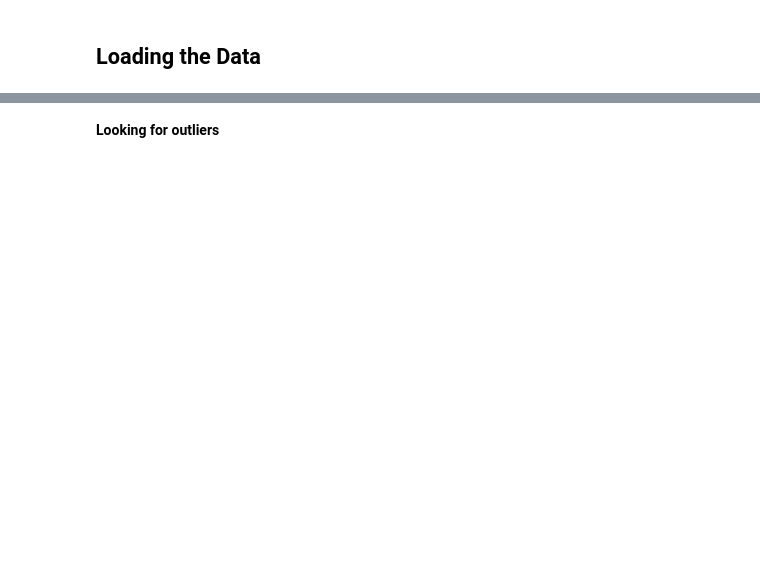
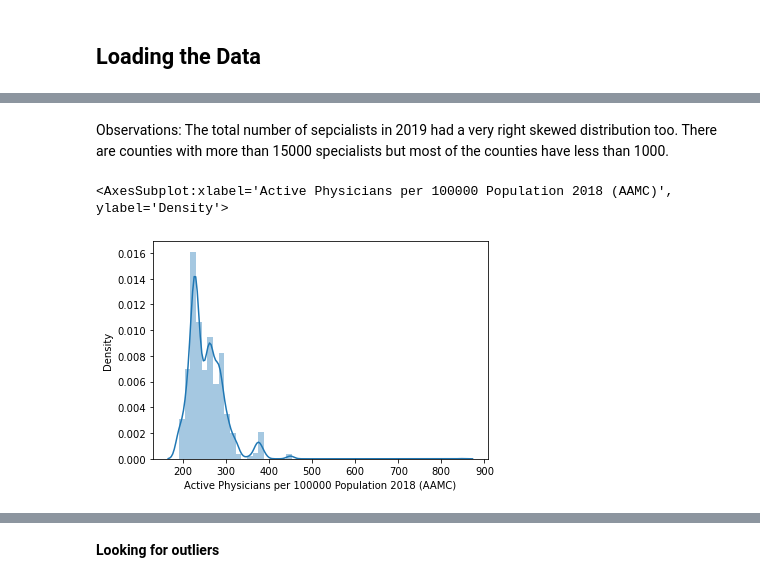
Before and after one commit to danielaaz04/covid-outcomes-research, a Jupyter notebook: notebooks/lasso_model.ipynb, the cells around one changed output, grey strips where cells are left out. Saved outputs shown, nothing was run; the diff lists cells and outputs as text; code cells hidden in the pictures; blank space fills up the shorter version.

```diff
--- a/notebooks/lasso_model.ipynb
+++ b/notebooks/lasso_model.ipynb
@@ -122,0 +51,9 @@ num_cols = df.select_dtypes(['int', 'float']).columns
+# %% [markdown]
+Observations: The total number of sepcialists in 2019 had a very right skewed distribution too. There are counties with more than 15000 specialists but most of the counties have less than 1000.
+# %%
+#Let's see the distribution of the data from Active Physicians per 100000 population in 2018
+
+sns.distplot(df['Active Physicians per 100000 Population 2018 (AAMC)'])
+# %% [output]
+<AxesSubplot:xlabel='Active Physicians per 100000 Population 2018 (AAMC)', ylabel='Density'>
+[figure, added]
```
Also changed, not shown: parts of 79 cells of this notebook, 4 other files.
